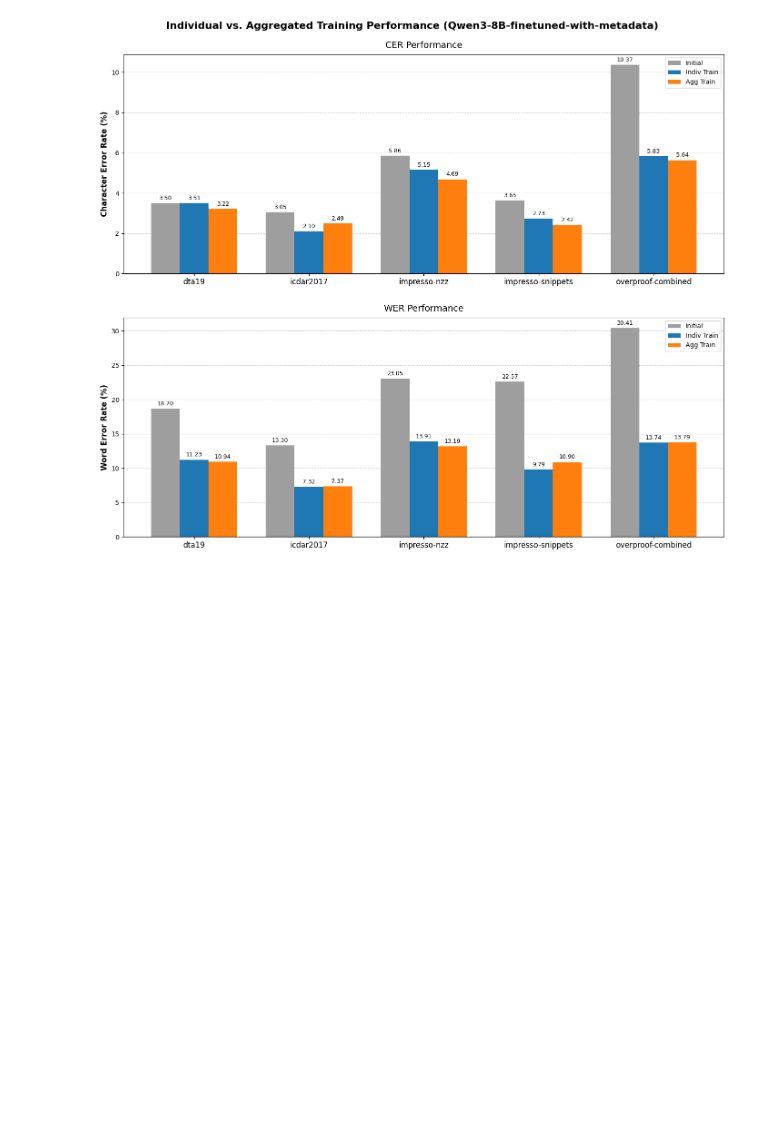
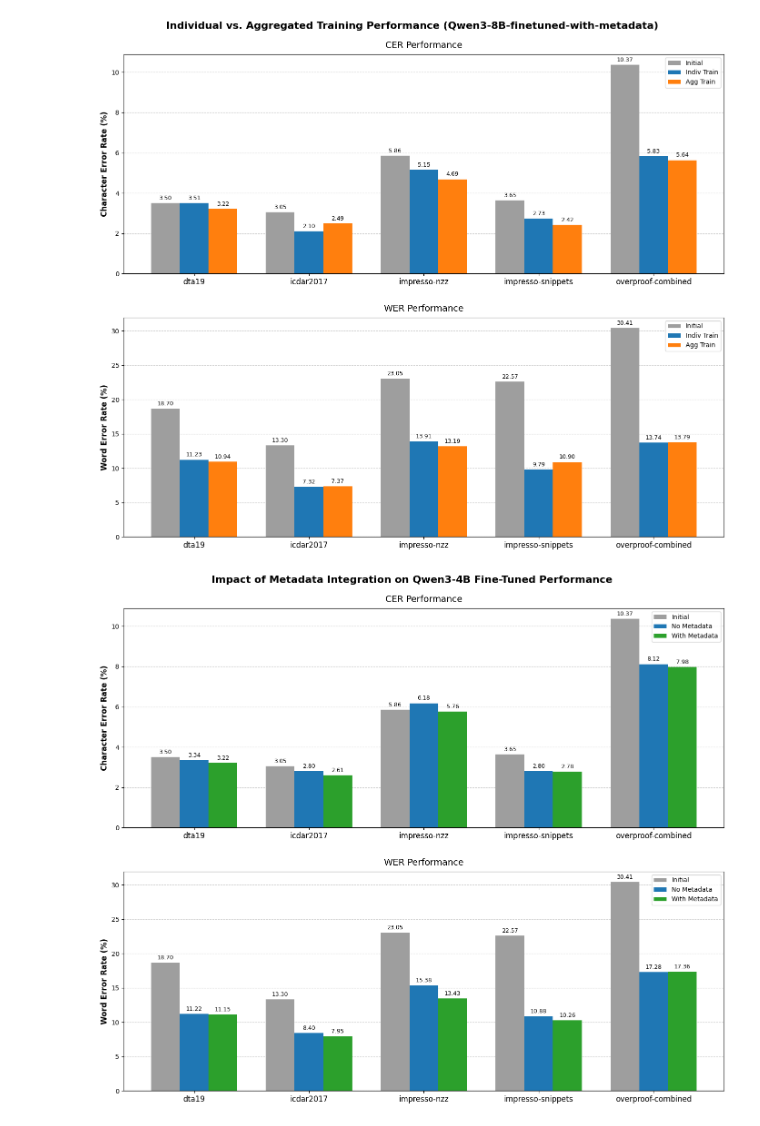
Before and after one commit to tmdeptrai/hipe-ocrepair-llm, a Jupyter notebook: notebook.ipynb, the cells around one changed output. Drawn from its saved outputs; the diff is of its cells as text; code cells hidden in the pictures; blank space fills up the shorter version.

```diff
--- a/notebook.ipynb
+++ b/notebook.ipynb
@@ -365,3 +365,87 @@ plt.savefig('./report/figures/protocol_comparison_combined.png', dpi=300, bbox_i
 plt.show()
 # %% [output]
 [figure]
+# %%
+import matplotlib.pyplot as plt
+import numpy as np
+
+# ==========================================
+# 1. Input Data
+# ==========================================
+datasets = ['dta19', 'icdar2017', 'impresso-nzz', 'impresso-snippets', 'overproof-combined']
+x = np.arange(len(datasets))
+width = 0.25
+
+# CER Data (Absolute values rounded to 2 decimal places)
+initial_cer = [3.50, 3.05, 5.86, 3.65, 10.37]
+nometa_cer  = [3.34, 2.80, 6.18, 2.80, 8.12]
+meta_cer    = [3.22, 2.61, 5.76, 2.78, 7.98]
+
+# WER Data (Absolute values rounded to 2 decimal places)
+initial_wer = [18.70, 13.30, 23.05, 22.57, 30.41]
+nometa_wer  = [11.22, 8.40, 15.38, 10.88, 17.28]
+meta_wer    = [11.15, 7.95, 13.43, 10.26, 17.36]
+
+# ==========================================
+# 2. Plot Setup (2 Rows, 1 Column)
+# ==========================================
+fig, (ax1, ax2) = plt.subplots(nrows=2, ncols=1, figsize=(14, 12))
+fig.suptitle('Impact of Metadata Integration on Qwen3-4B Fine-Tuned Performance',
+             fontsize=16, fontweight='bold')
+
+# ==========================================
+# 3. Reusable Plotting Logic
+# ==========================================
+def create_bar_group(ax, data_initial, data_nometa, data_meta, ylabel, title):
+    # Draw bars
+    rects1 = ax.bar(x - width, data_initial, width, label='Initial', color='#9e9e9e')
+    rects2 = ax.bar(x, data_nometa, width, label='No Metadata', color='#1f77b4')
+    rects3 = ax.bar(x + width, data_meta, width, label='With Metadata', color='#2ca02c') # Changed to green to distinguish from the Agg chart
+
+    # Formatting
+    ax.set_ylabel(ylabel, fontsize=12, fontweight='bold')
+    ax.set_title(title, fontsize=14, pad=10)
+
+    ax.set_xticks(x)
+    ax.set_xticklabels(datasets, fontsize=12)
+
+    ax.legend(loc='upper right', fontsize=10)
+    ax.axhline(0, color='black', linewidth=1)
+    ax.yaxis.grid(True, linestyle='--', alpha=0.6)
+    ax.set_axisbelow(True)
+
+    # Auto-labeling
+    def autolabel(rects):
+        for rect in rects:
+            height = rect.get_height()
+            y_offset = 3 if height >= 0 else -12
+            va = 'bottom' if height >= 0 else 'top'
+            ax.annotate(f'{height:.2f}',
+                        xy=(rect.get_x() + rect.get_width() / 2, height),
+                        xytext=(0, y_offset),
+                        textcoords="offset points",
+                        ha='center', va=va, fontsize=9)
+
+    autolabel(rects1)
+    autolabel(rects2)
+    autolabel(rects3)
+
+# ==========================================
+# 4. Generate the Subplots
+# ==========================================
+# Top plot: CER
+create_bar_group(ax1, initial_cer, nometa_cer, meta_cer, 'Character Error Rate (%)', 'CER Performance')
+
+# Bottom plot: WER
+create_bar_group(ax2, initial_wer, nometa_wer, meta_wer, 'Word Error Rate (%)', 'WER Performance')
+
+# ==========================================
+# 5. Render / Save
+# ==========================================
+plt.tight_layout()
+plt.subplots_adjust(top=0.92, hspace=0.2)
+
+plt.savefig('./report/figures/metadata_impact_qwen4b.png', dpi=300, bbox_inches='tight')
+plt.show()
+# %% [output]
+[figure, added]
```
Also changed, not shown: 8 other files.
